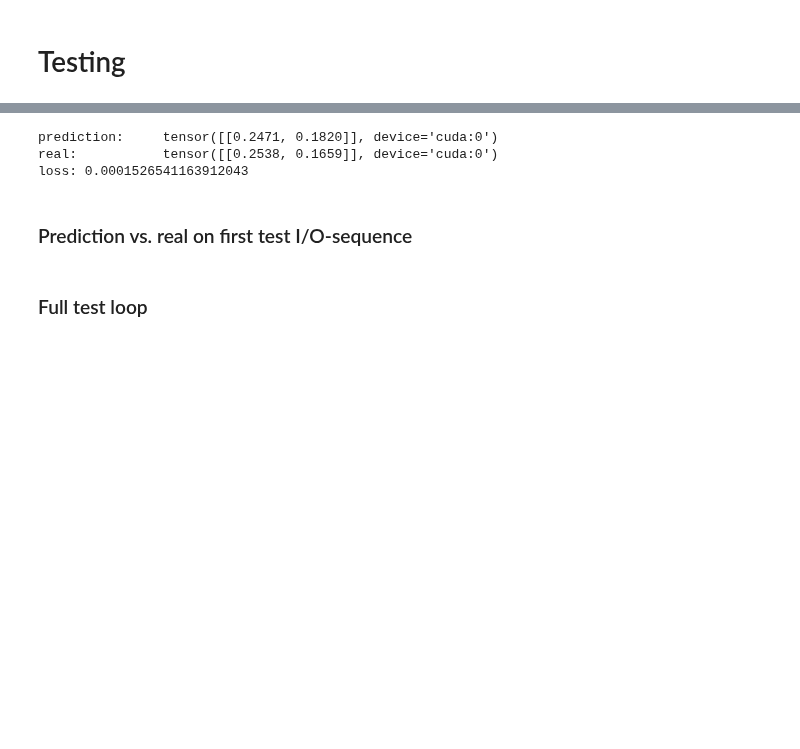
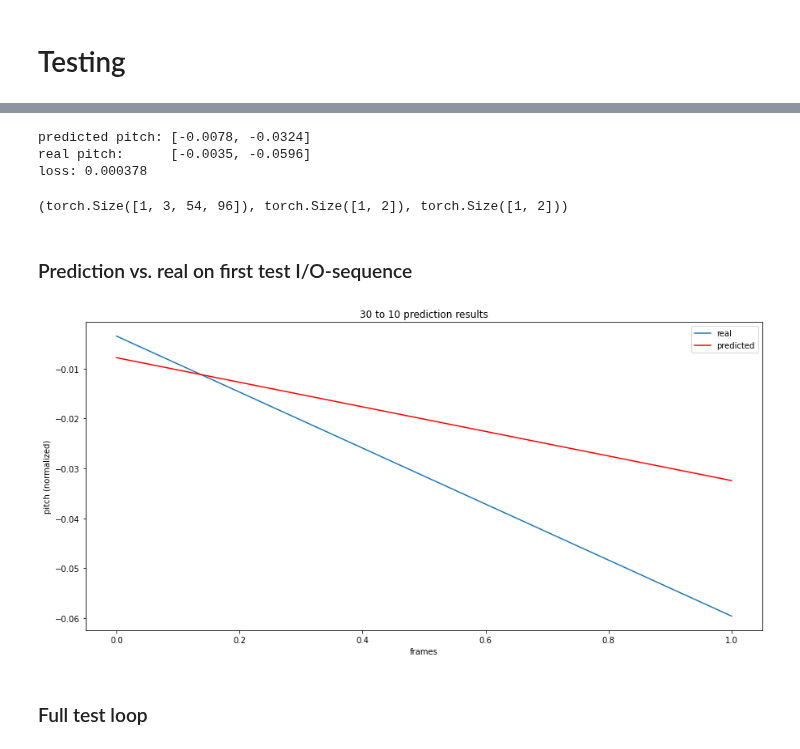
Before and after one commit to lancedw/3D-state-prediction-for-surface-vessels-using-IMU-data-and-images, a Jupyter notebook: code/notebooks/cnn.ipynb, the cells around one changed output, grey strips where cells are left out. Saved outputs shown, nothing was run; the diff lists cells and outputs as text; code cells hidden in the pictures; blank space fills up the shorter version.

```diff
--- a/code/notebooks/cnn.ipynb
+++ b/code/notebooks/cnn.ipynb
@@ -565,7 +628,7 @@ criterion = nn.MSELoss()
 
 # make one prediction for visualization
 with torch.no_grad():
-    y_pred = loaded_model(x_test)
+    y_pred = loaded_model(x_test.squeeze(1))
     loss = criterion(y_pred, y_test)
 
     # clean up tensor and round results to visually compare predicted sequence
@@ -585,22 +648,23 @@ output_sequence = y_test.squeeze(0).cpu()
 predicted_sequence = y_pred.squeeze(0).cpu()
 input_sequence.shape, output_sequence.shape, predicted_sequence.shape
 # %% [output]
-prediction:     tensor([[0.2471, 0.1820]], device='cuda:0')
-real:           tensor([[0.2538, 0.1659]], device='cuda:0')
-loss: 0.0001526541163912043
+predicted pitch: [-0.0078, -0.0324]
+real pitch:      [-0.0035, -0.0596]
+loss: 0.000378
+(torch.Size([1, 3, 54, 96]), torch.Size([1, 2]), torch.Size([1, 2]))
 # %% [markdown]
 ### Prediction vs. real on first test I/O-sequence
 # %%
-frames = np.arange(0,FRAMES_IN+FRAMES_OUT)
 fig, ax = plt.subplots(figsize=(15, 7))
-ax.plot(frames, torch.cat((input_sequence[0], output_sequence[0])), label="real")
-ax.plot(frames[FRAMES_IN:], predicted_sequence[0], color="red", label='predicted')
-plt.axvline(x=FRAMES_IN, color='grey', linestyle='dotted')
+ax.plot(output_sequence[0], label="real")
+ax.plot(predicted_sequence[0], color="red", label='predicted')
 ax.set_xlabel('frames')
 ax.set_ylabel('pitch (normalized)')
 ax.set_title('30 to 10 prediction results')
 plt.legend()
 plt.show()
+# %% [output]
+[figure, added]
 # %%
 frames = np.arange(0,FRAMES_IN+FRAMES_OUT)
 fig, ax = plt.subplots(figsize=(15, 7))
```
Also changed, not shown: parts of 26 cells of this notebook, 22 other files.
